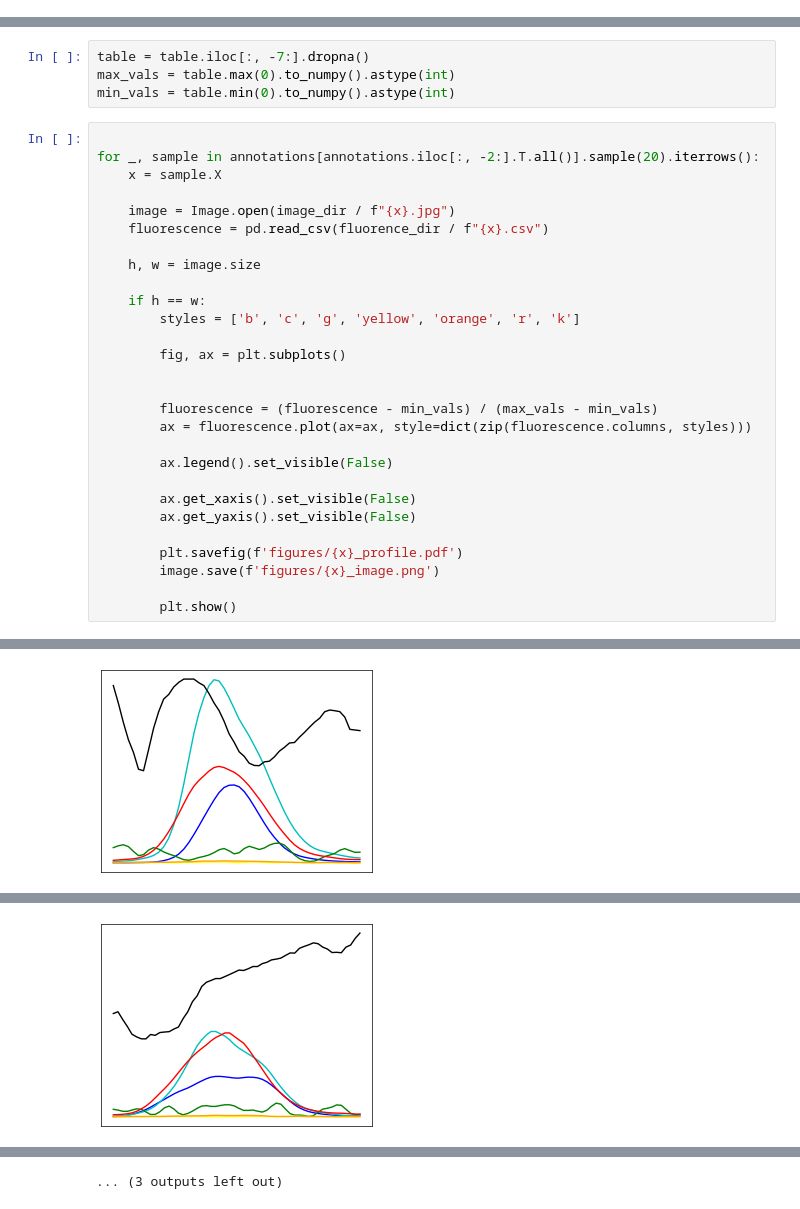
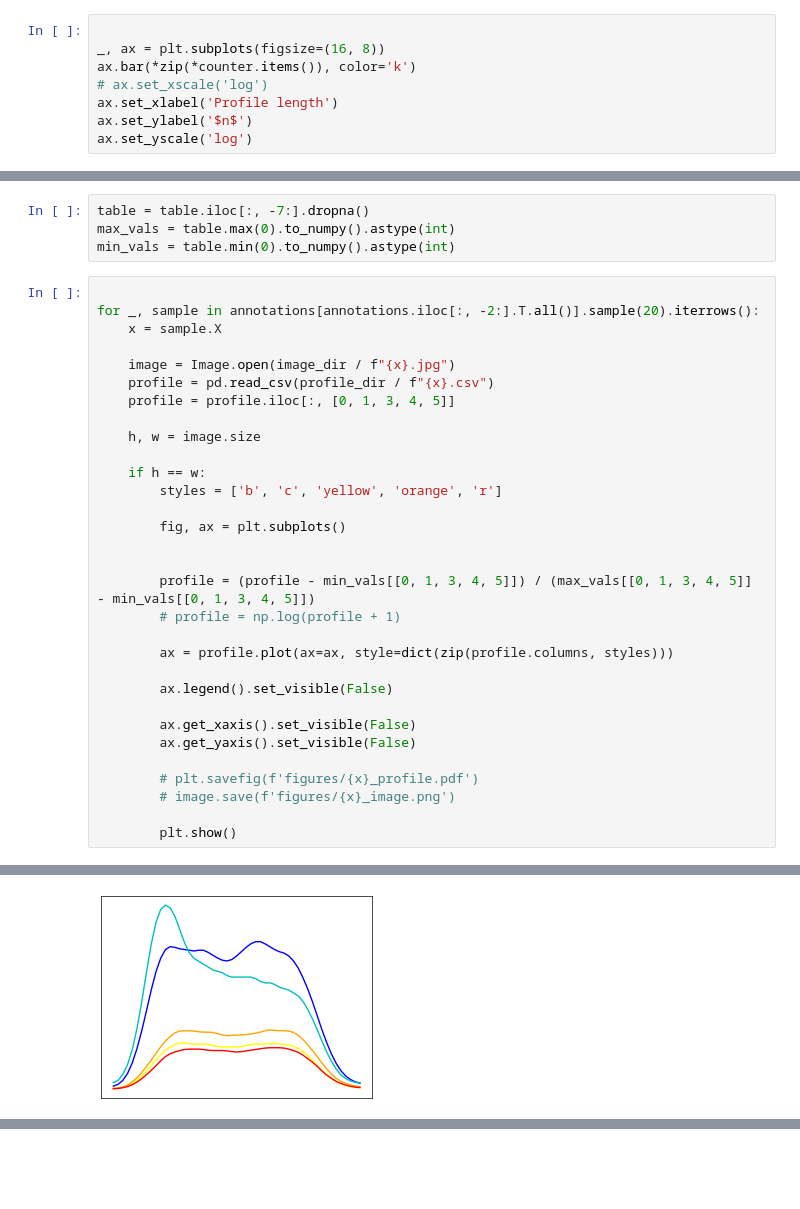
Before and after one commit to imveikka/multimodal_plankton_recognition, a Jupyter notebook: data_analysis.ipynb, the cells around one changed output, grey strips where cells are left out. Drawn from its saved outputs; the diff is of its cells as text; blank space fills up the shorter version.

```diff
--- a/data_analysis.ipynb
+++ b/data_analysis.ipynb
@@ -100,0 +92,8 @@ Rough selection would be to exclude classes with less than 10 multimodal samples
+# %%
+
+_, ax = plt.subplots(figsize=(16, 8))
+ax.bar(*zip(*counter.items()), color='k')
+# ax.set_xscale('log')
+ax.set_xlabel('Profile length')
+ax.set_ylabel('$n$')
+ax.set_yscale('log')
@@ -179,26 +180,29 @@ for _, sample in annotations[annotations.iloc[:, -2:].T.all()].sample(20).iterro
     x = sample.X
 
     image = Image.open(image_dir / f"{x}.jpg")
-    fluorescence = pd.read_csv(fluorence_dir / f"{x}.csv")
+    profile = pd.read_csv(profile_dir / f"{x}.csv")
+    profile = profile.iloc[:, [0, 1, 3, 4, 5]]
 
     h, w = image.size
 
     if h == w:
-        styles = ['b', 'c', 'g', 'yellow', 'orange', 'r', 'k']
+        styles = ['b', 'c', 'yellow', 'orange', 'r']
 
         fig, ax = plt.subplots()
 
 
-        fluorescence = (fluorescence - min_vals) / (max_vals - min_vals)
-        ax = fluorescence.plot(ax=ax, style=dict(zip(fluorescence.columns, styles)))
+        profile = (profile - min_vals[[0, 1, 3, 4, 5]]) / (max_vals[[0, 1, 3, 4, 5]] - min_vals[[0, 1, 3, 4, 5]])
+        # profile = np.log(profile + 1)
+
+        ax = profile.plot(ax=ax, style=dict(zip(profile.columns, styles)))
 
         ax.legend().set_visible(False)
 
         ax.get_xaxis().set_visible(False)
         ax.get_yaxis().set_visible(False)
 
-        plt.savefig(f'figures/{x}_profile.pdf')
-        image.save(f'figures/{x}_image.png')
+        # plt.savefig(f'figures/{x}_profile.pdf')
+        # image.save(f'figures/{x}_image.png')
 
         plt.show()
 # %% [output]
@@ -213 +217 @@ for _, sample in annotations[annotations.iloc[:, -2:].T.all()].sample(20).iterro
-[figure, old version]
+[figure, new version]
@@ -215 +218,0 @@ for _, sample in annotations[annotations.iloc[:, -2:].T.all()].sample(20).iterro
-[figure, removed]
@@ -217 +218,0 @@ for _, sample in annotations[annotations.iloc[:, -2:].T.all()].sample(20).iterro
-... (3 outputs left out)
```
Also changed, not shown: parts of 4 cells of this notebook, 4 other files.
